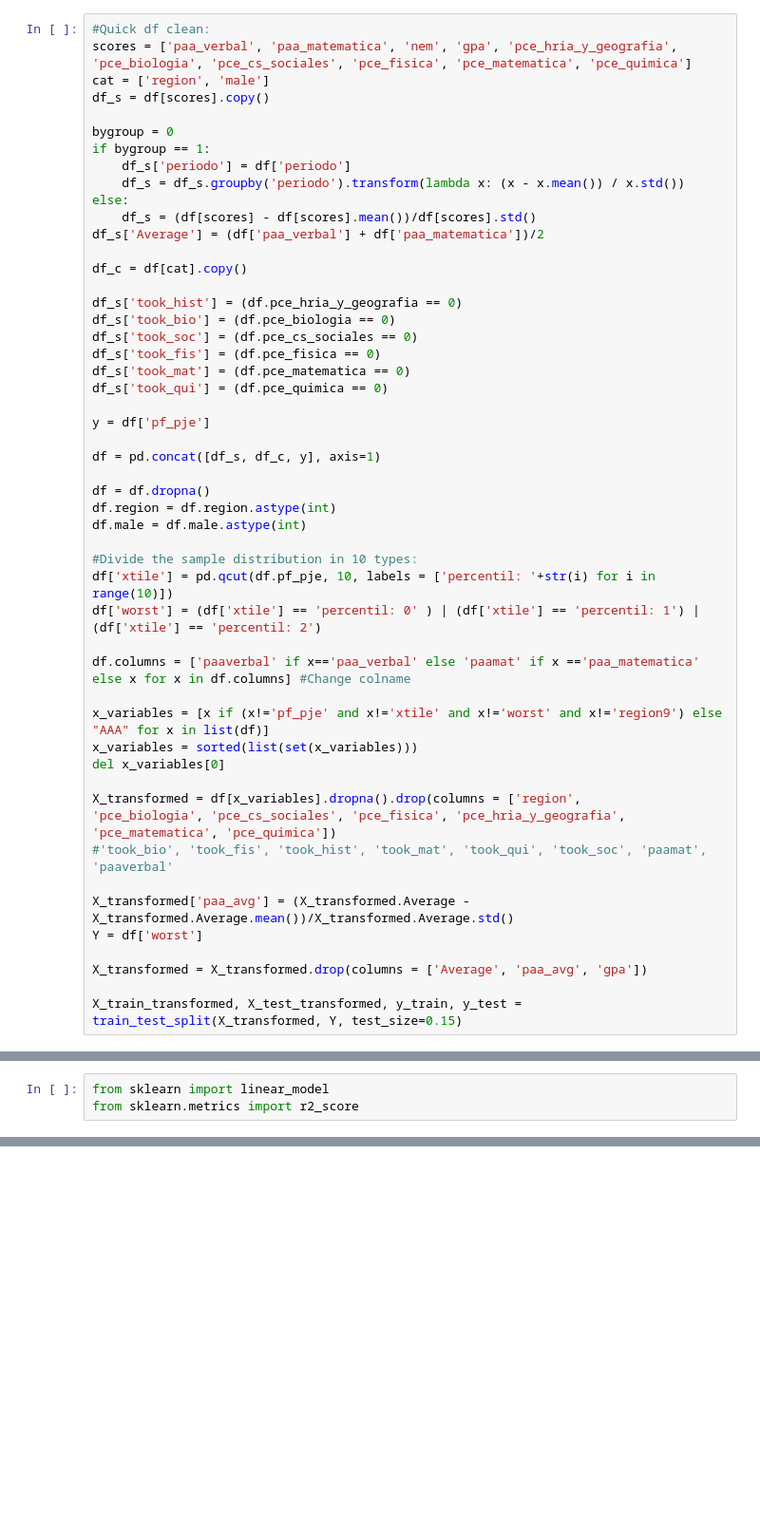
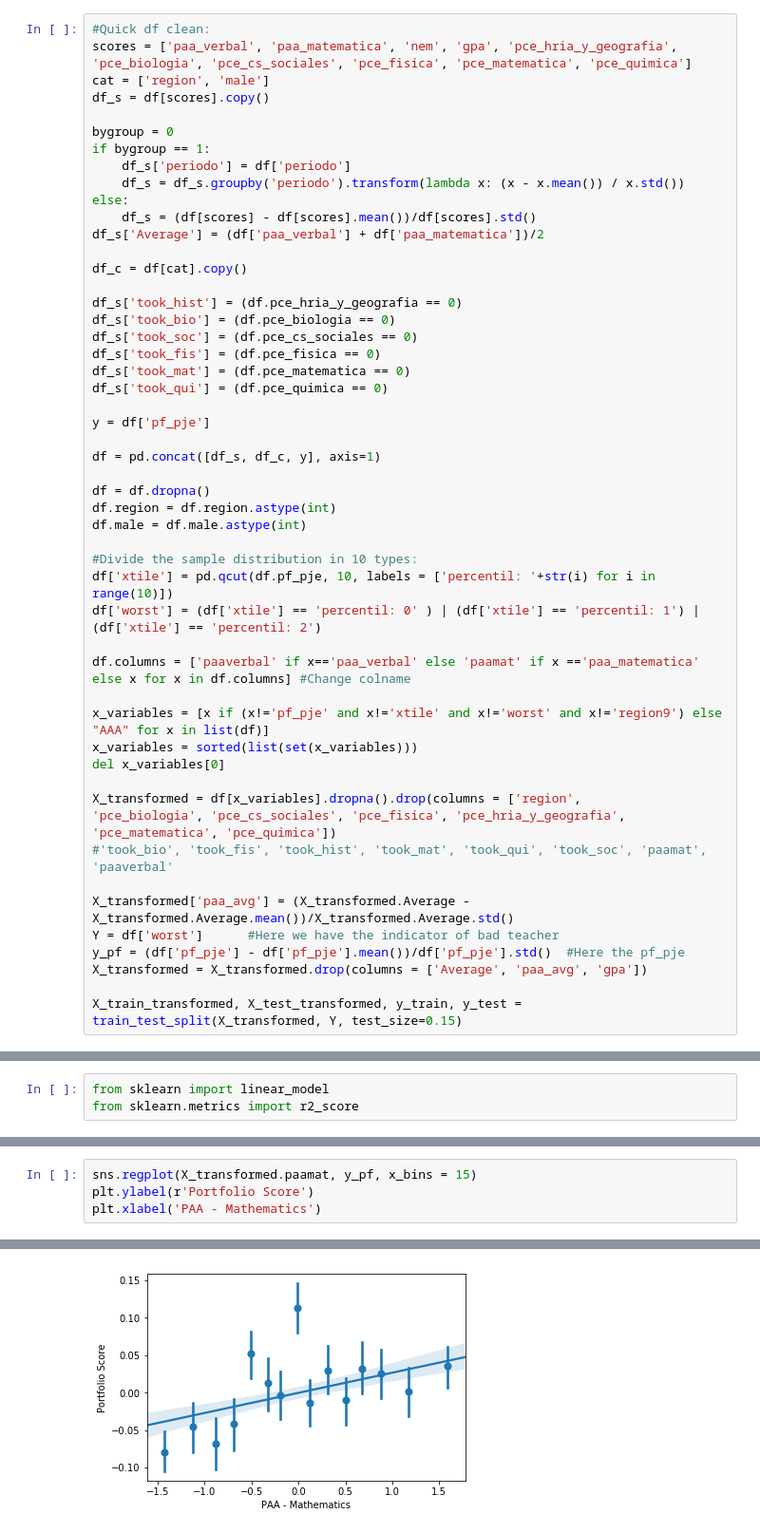
Before and after one commit to teacher-quality/teacher-predictions, a Jupyter notebook: Predictions_teachers.ipynb, the cells around one changed output, grey strips where cells are left out. Shown at 95% size. Saved outputs shown, nothing was run; the diff lists cells and outputs as text; blank space fills up the shorter version.

Commit message:
Update: Updating scores

```diff
--- a/Predictions_teachers.ipynb
+++ b/Predictions_teachers.ipynb
@@ -84,8 +102,8 @@ X_transformed = df[x_variables].dropna().drop(columns = ['region',
 #'took_bio', 'took_fis', 'took_hist', 'took_mat', 'took_qui', 'took_soc', 'paamat', 'paaverbal'
 
 X_transformed['paa_avg'] = (X_transformed.Average - X_transformed.Average.mean())/X_transformed.Average.std()
-Y = df['worst']
-
+Y = df['worst']      #Here we have the indicator of bad teacher
+y_pf = (df['pf_pje'] - df['pf_pje'].mean())/df['pf_pje'].std()  #Here the pf_pje
 X_transformed = X_transformed.drop(columns = ['Average', 'paa_avg', 'gpa'])
 
 X_train_transformed, X_test_transformed, y_train, y_test = train_test_split(X_transformed, Y, test_size=0.15)
@@ -327,0 +327,5 @@ from sklearn.metrics import r2_score
+# %%
+sns.regplot(X_transformed.paamat, y_pf, x_bins = 15)
+plt.ylabel(r'Portfolio Score')
+plt.xlabel('PAA - Mathematics')
+# %% [output]
@@ -327,0 +333 @@ from sklearn.metrics import r2_score
+[figure, added]
```
Also changed, not shown: parts of 20 cells of this notebook.
